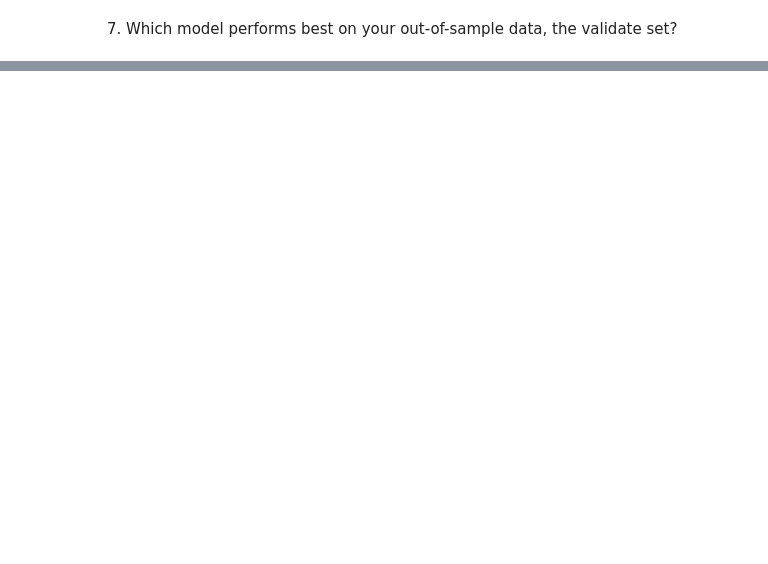
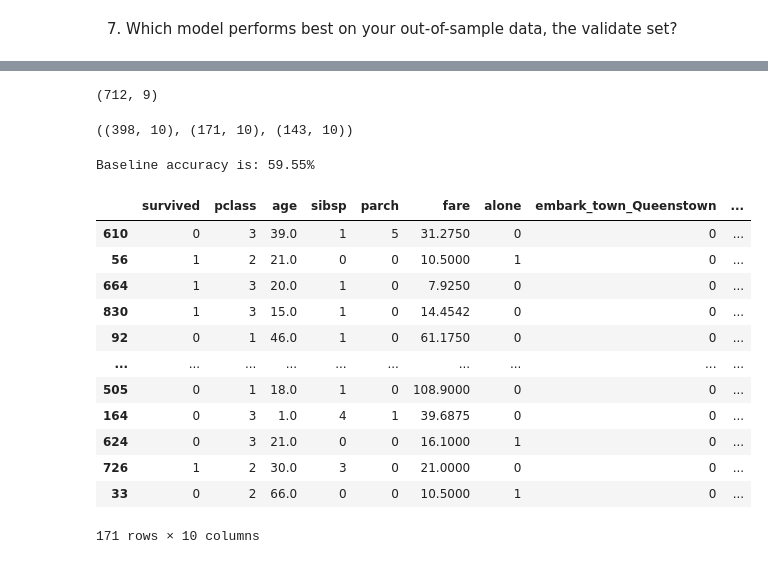
Before and after one commit to jesse-d-marder/classification-exercises, a Jupyter notebook: model.ipynb, the cells around one changed output, grey strips where cells are left out. Cells and saved outputs as stored; diff of their text form; code cells hidden in the pictures; blank space fills up the shorter version.

```diff
--- a/model.ipynb
+++ b/model.ipynb
@@ -176,0 +475,2 @@ True negative rate: 95.78%
+# %%
+df = df.drop(columns = ['passenger_id','deck','embarked','class'])
@@ -176,0 +481,7 @@ True negative rate: 95.78%
+# %%
+df = df.dropna()
+df.shape
+# %% [output]
+(712, 9)
+# %%
+df = pd.get_dummies(df,columns = ['embark_town','sex'], drop_first=True)
@@ -176,0 +490,4 @@ True negative rate: 95.78%
+# %%
+train.shape, validate.shape, test.shape
+# %% [output]
+((398, 10), (171, 10), (143, 10))
@@ -176,0 +497,4 @@ True negative rate: 95.78%
+# %%
+print(f"Baseline accuracy is: {(train.survived==train.baseline).mean():.2%}")
+# %% [output]
+Baseline accuracy is: 59.55%
@@ -176,0 +503,16 @@ True negative rate: 95.78%
+# %%
+validate
+# %% [output]
+|  | survived | pclass | age | sibsp | parch | fare | alone | embark_town_Queenstown | ... |
+| 610 | 0 | 3 | 39.0 | 1 | 5 | 31.2750 | 0 | 0 | ... |
+| 56 | 1 | 2 | 21.0 | 0 | 0 | 10.5000 | 1 | 0 | ... |
+| 664 | 1 | 3 | 20.0 | 1 | 0 | 7.9250 | 0 | 0 | ... |
+| 830 | 1 | 3 | 15.0 | 1 | 0 | 14.4542 | 0 | 0 | ... |
+| 92 | 0 | 1 | 46.0 | 1 | 0 | 61.1750 | 0 | 0 | ... |
+| ... | ... | ... | ... | ... | ... | ... | ... | ... | ... |
+| 505 | 0 | 1 | 18.0 | 1 | 0 | 108.9000 | 0 | 0 | ... |
+| 164 | 0 | 3 | 1.0 | 4 | 1 | 39.6875 | 0 | 0 | ... |
+| 624 | 0 | 3 | 21.0 | 0 | 0 | 16.1000 | 1 | 0 | ... |
+| 726 | 1 | 2 | 30.0 | 3 | 0 | 21.0000 | 0 | 0 | ... |
+| 33 | 0 | 2 | 66.0 | 0 | 0 | 10.5000 | 1 | 0 | ... |
+171 rows × 10 columns
```
Also changed, not shown: parts of 47 cells of this notebook, 1 other file.
